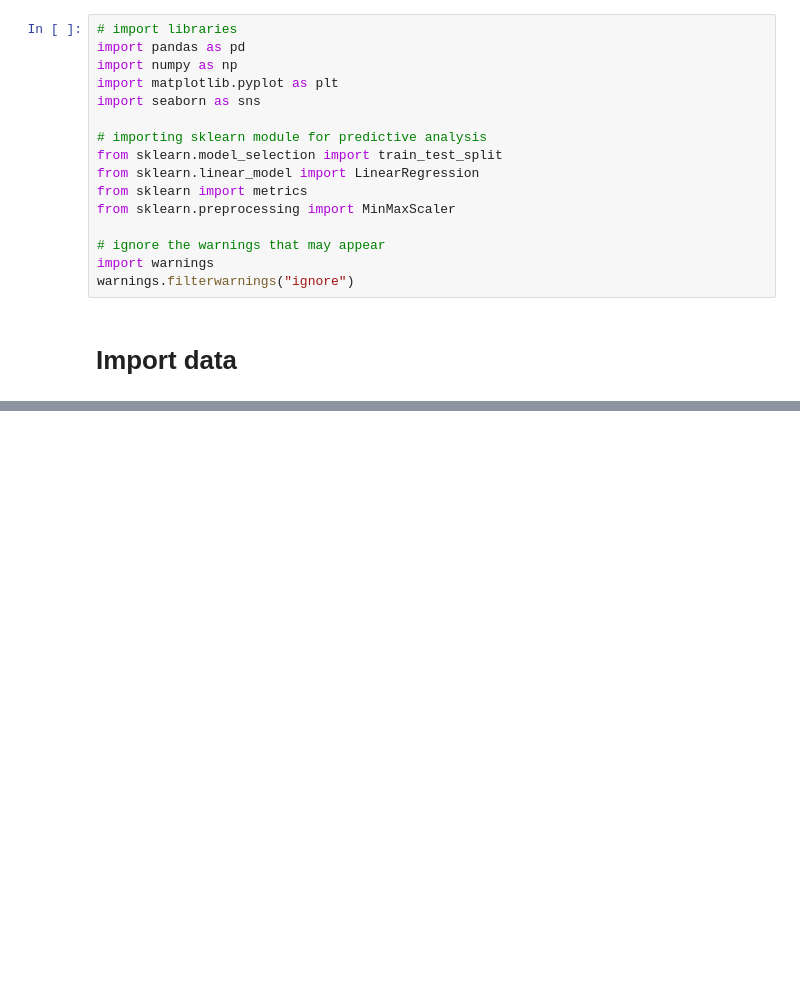
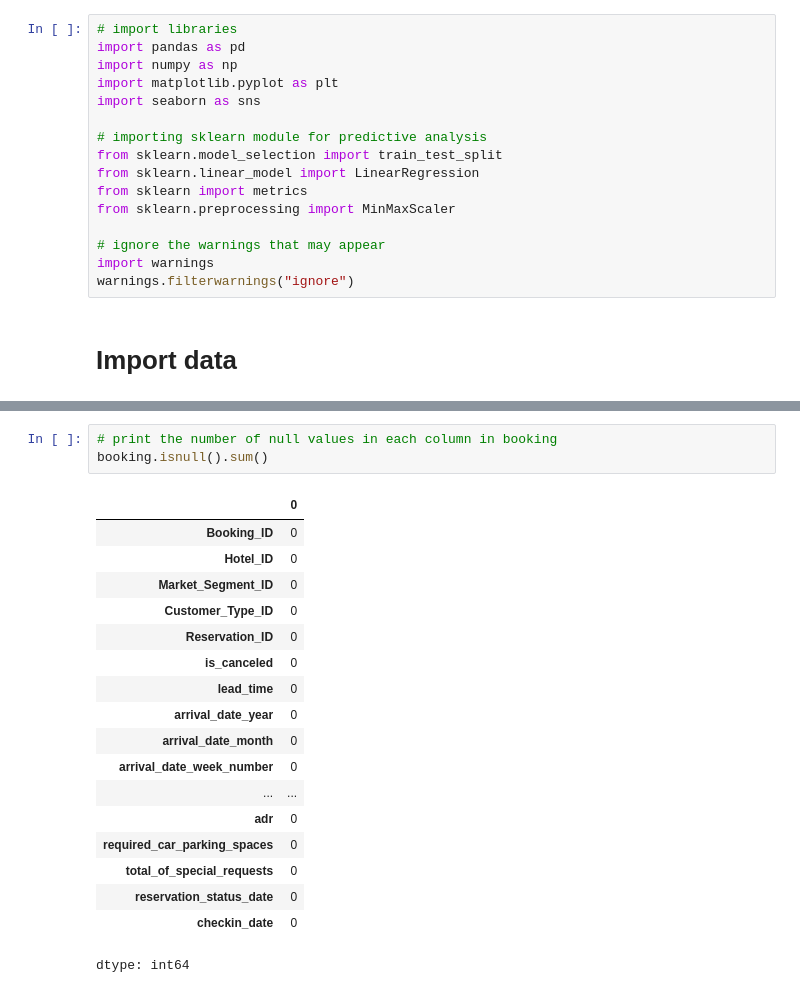
Before and after one commit to elsiejy/Capstone, a Jupyter notebook: Capstone_Hotel_Bookings.ipynb, the cells around one changed output, grey strips where cells are left out. Drawn from its saved outputs; the diff is of its cells as text; blank space fills up the shorter version.

```diff
--- a/Capstone_Hotel_Bookings.ipynb
+++ b/Capstone_Hotel_Bookings.ipynb
@@ -68,3 +68,25 @@ None
 | 75% | 89542.750000 | 2.000000 | 4.000000 | 8.000000 | 2.000000 | 1.000000 | 160.000000 | ... |
 | max | 119390.000000 | 2.000000 | 26.000000 | 36.000000 | 3.000000 | 1.000000 | 737.000000 | ... |
 8 rows × 25 columns
+# %%
+# print the number of null values in each column in booking
+booking.isnull().sum()
+# %% [output]
+|  | 0 |
+| Booking_ID | 0 |
+| Hotel_ID | 0 |
+| Market_Segment_ID | 0 |
+| Customer_Type_ID | 0 |
+| Reservation_ID | 0 |
+| is_canceled | 0 |
+| lead_time | 0 |
+| arrival_date_year | 0 |
+| arrival_date_month | 0 |
+| arrival_date_week_number | 0 |
+| ... | ... |
+| adr | 0 |
+| required_car_parking_spaces | 0 |
+| total_of_special_requests | 0 |
+| reservation_status_date | 0 |
+| checkin_date | 0 |
+dtype: int64
```
Also changed, not shown: parts of 12 cells of this notebook.
